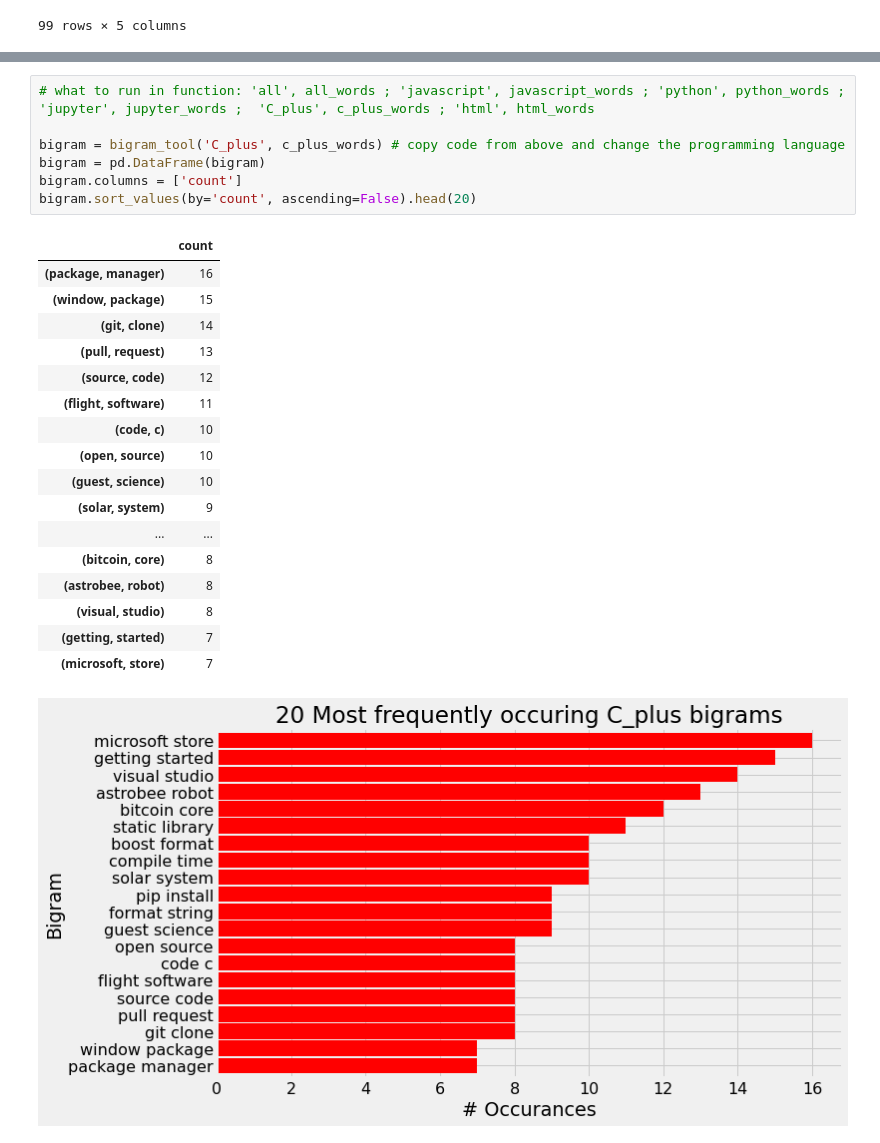
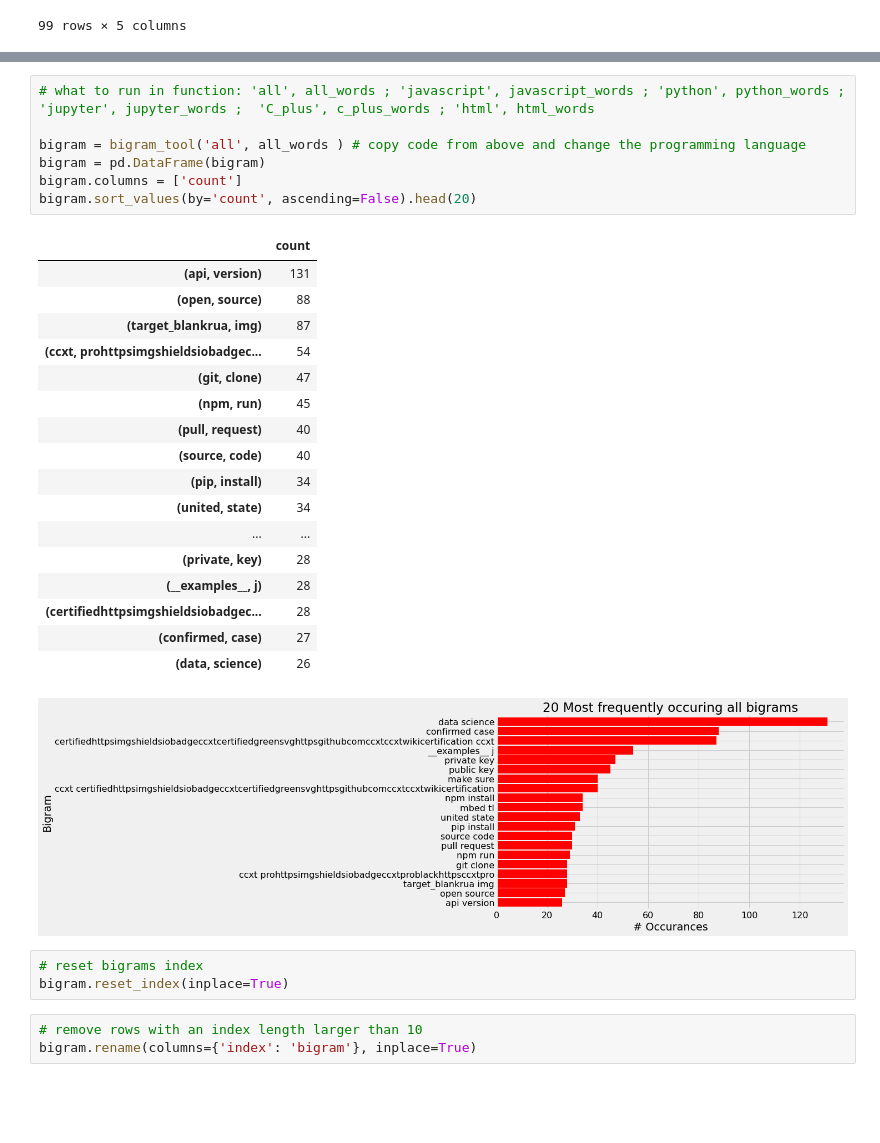
Before and after one commit to codeup-nlp/nlp-project, a Jupyter notebook: craig_explore.ipynb, the cells around one changed output, grey strips where cells are left out. Drawn from its saved outputs; the diff is of its cells as text; blank space fills up the shorter version.

```diff
--- a/craig_explore.ipynb
+++ b/craig_explore.ipynb
@@ -692,26 +692,32 @@ plt.savefig('programming_language_20_most_common_words.png')
 # %%
 # what to run in function: 'all', all_words ; 'javascript', javascript_words ; 'python', python_words ; 'jupyter', jupyter_words ;	'C_plus', c_plus_words ; 'html', html_words
 
-bigram = bigram_tool('C_plus', c_plus_words) # copy code from above and change the programming language
+bigram = bigram_tool('all', all_words ) # copy code from above and change the programming language
 bigram = pd.DataFrame(bigram)
 bigram.columns = ['count']
 bigram.sort_values(by='count', ascending=False).head(20)
 # %% [output]
 |  | count |
-| (package, manager) | 16 |
-| (window, package) | 15 |
-| (git, clone) | 14 |
-| (pull, request) | 13 |
-| (source, code) | 12 |
-| (flight, software) | 11 |
-| (code, c) | 10 |
-| (open, source) | 10 |
-| (guest, science) | 10 |
-| (solar, system) | 9 |
+| (api, version) | 131 |
+| (open, source) | 88 |
+| (target_blankrua, img) | 87 |
+| (ccxt, prohttpsimgshieldsiobadgec... | 54 |
+| (git, clone) | 47 |
+| (npm, run) | 45 |
+| (pull, request) | 40 |
+| (source, code) | 40 |
+| (pip, install) | 34 |
+| (united, state) | 34 |
 | ... | ... |
-| (bitcoin, core) | 8 |
-| (astrobee, robot) | 8 |
-| (visual, studio) | 8 |
-| (getting, started) | 7 |
-| (microsoft, store) | 7 |
+| (private, key) | 28 |
+| (__examples__, j) | 28 |
+| (certifiedhttpsimgshieldsiobadgec... | 28 |
+| (confirmed, case) | 27 |
+| (data, science) | 26 |
-[figure, old version]
+[figure, new version]
+# %%
+# reset bigrams index
+bigram.reset_index(inplace=True)
+# %%
+# remove rows with an index length larger than 10
+bigram.rename(columns={'index': 'bigram'}, inplace=True)
```
Also changed, not shown: parts of 13 cells of this notebook.
